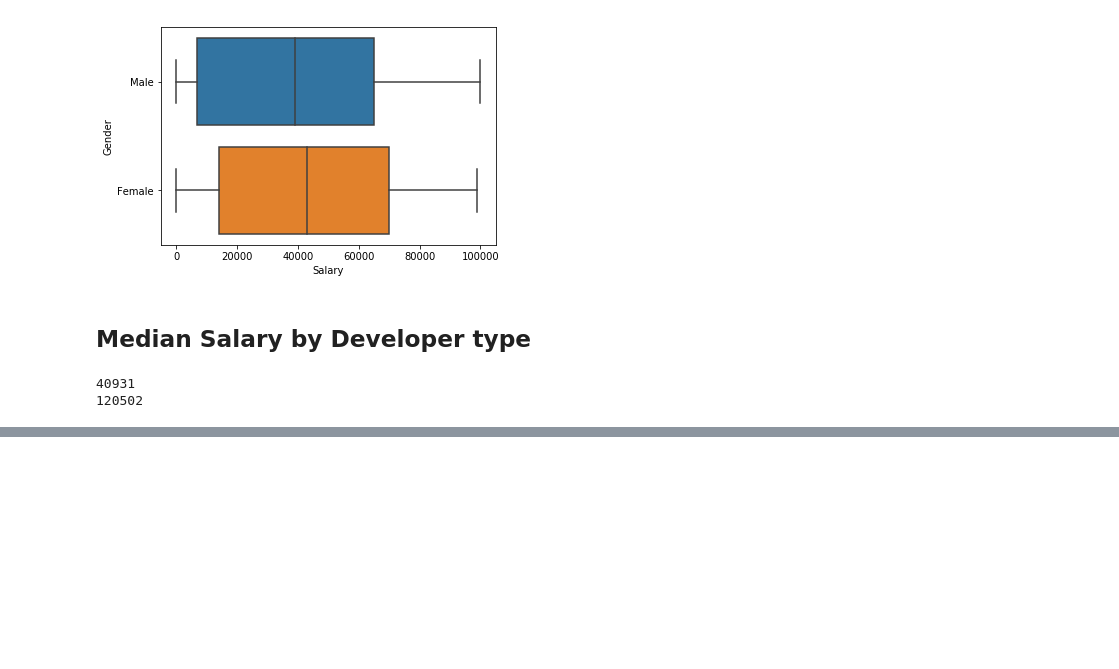
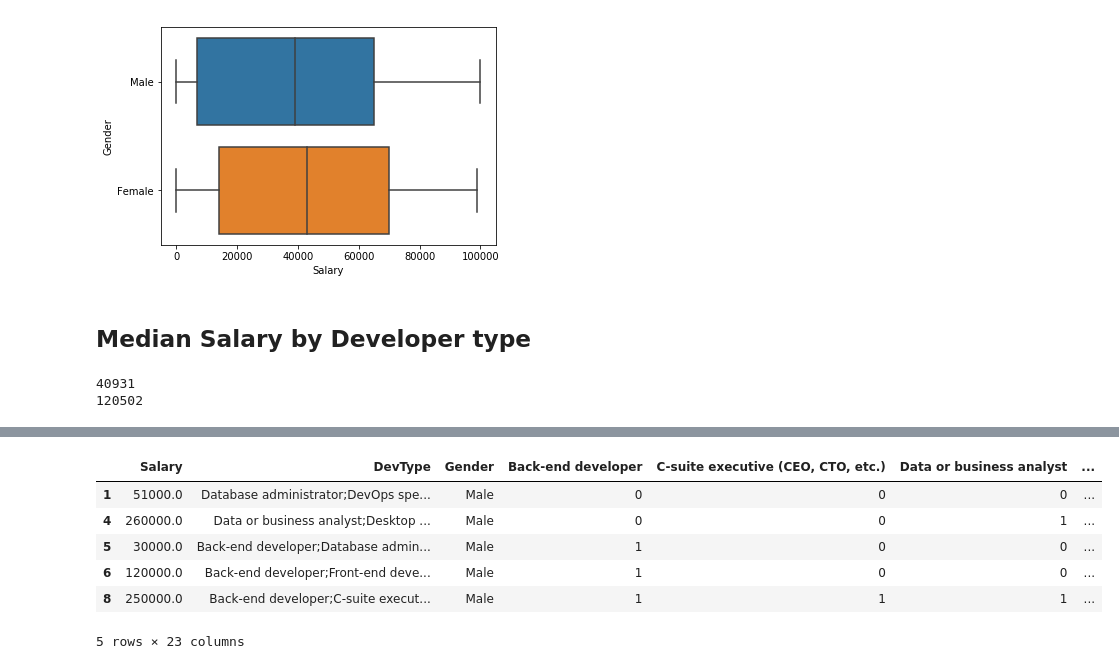
Before and after one commit to ckLXHL/stackoverflow, a Jupyter notebook: explore.ipynb, the cells around one changed output, grey strips where cells are left out. Cells and saved outputs as stored; diff of their text form; code cells hidden in the pictures; blank space fills up the shorter version.

```diff
--- a/explore.ipynb
+++ b/explore.ipynb
@@ -210,0 +210,15 @@ res.groupby('DevType').median().plot.bar(figsize=(15,10), rot=65)
+# %%
+s = devtype['DevType'].str.split(';')
+s_d = pd.get_dummies(s.apply(pd.Series).stack()).sum(level=0)
+devtype2 = devtype.copy()
+for col in s_d.columns:
+    devtype2[col] = s_d[col]
+devtype2.head()
+# %% [output]
+|  | Salary | DevType | Gender | Back-end developer | C-suite executive (CEO, CTO, etc.) | Data or business analyst | ... |
+| 1 | 51000.0 | Database administrator;DevOps spe... | Male | 0 | 0 | 0 | ... |
+| 4 | 260000.0 | Data or business analyst;Desktop ... | Male | 0 | 0 | 1 | ... |
+| 5 | 30000.0 | Back-end developer;Database admin... | Male | 1 | 0 | 0 | ... |
+| 6 | 120000.0 | Back-end developer;Front-end deve... | Male | 1 | 0 | 0 | ... |
+| 8 | 250000.0 | Back-end developer;C-suite execut... | Male | 1 | 1 | 1 | ... |
+5 rows × 23 columns
```
Also changed, not shown: parts of 4 cells of this notebook, 7 other files.
